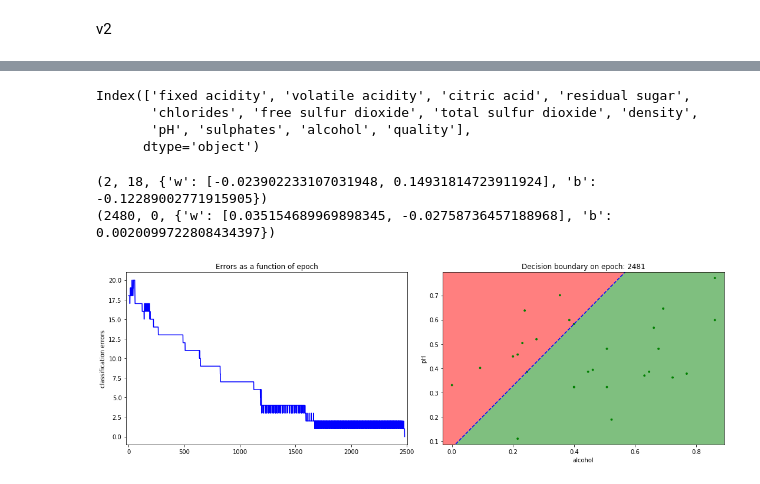
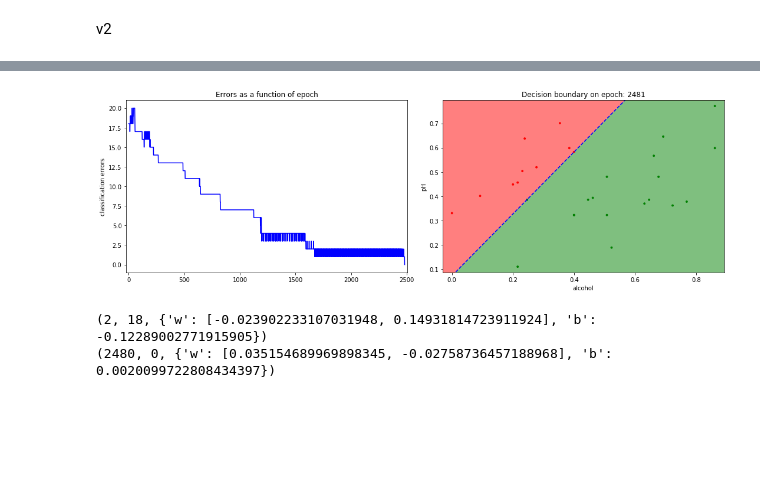
Before and after one commit to ahavrius/sommelier, a Jupyter notebook: code.ipynb, the cells around one changed output, grey strips where cells are left out. Saved outputs shown, nothing was run; the diff lists cells and outputs as text; code cells hidden in the pictures; blank space fills up the shorter version.

Commit message:
change act func

```diff
--- a/code.ipynb
+++ b/code.ipynb
@@ -104,9 +109,9 @@ def layer_update(x, y_real, y_pred, layer, learning_rate):
     layer_updated = {'w': weight_updated, 'b': bias_updated}
     return layer_updated
 # %%
-def train_step_stochastic(x, y_real, perceptron, learning_rate):
+def train_step_stochastic(x, y_real, perceptron, learning_rate, act_func):
     for i in range(len(y_real)):
-        y_pred = make_prediction_batch([x[i]], perceptron)
+        y_pred = make_prediction_batch([x[i]], perceptron, act_func)
         perceptron = layer_update(x[i], y_real[i], y_pred[0], perceptron, learning_rate)
     return perceptron
 # %%
@@ -174,10 +181,10 @@ def prepare_y_binary(dataset, y_column, good_threshold, bad_threshold):
             y_binar.append(0)
     return y_binar
 # %%
-def train_run(conf, data, feature_name, n_epoch, good_thresh, bad_thresh):
+def train_run(conf, data, feature_name, n_epoch, good_thresh, bad_thresh, learning_rate=1e-4):
     x = conf['prepare_x'](data, feature_name, good_thresh, bad_thresh,
                          preprocessing = conf['preprocessing'])
     y = conf['prepare_y'](data, 'quality', good_thresh, bad_thresh)
     perceptron = init_perceptron(len(feature_name))
-    train_res = training(conf, x, y, perceptron, n_epoch)
+    train_res = training(conf, x, y, perceptron, n_epoch, learning_rate)
     return train_res
@@ -222,7 +236,7 @@ def right_plot_perfomance(ax_right, wine_data, good_thresh, bad_thresh, performa
     x1x2 = prepare_x(wine_data, feature_name, good_thresh, bad_thresh)
     x1 = [elem[0] for elem in x1x2]
     x2 = [elem[1] for elem in x1x2]
-    y = prepare_y(wine_data, 'quality', good_thresh, bad_thresh)
+    y = prepare_y_binary(wine_data, 'quality', good_thresh, bad_thresh)
     color = [choose_color(elem) for elem in y]
 
     x_bound = get_bound(x1)
@@ -258,6 +272,14 @@ def plot_performance_2d(performance, wine_data, good_thresh, bad_thresh, epoch=-
     ax_right = right_plot_perfomance(ax_right, wine_data, good_thresh, bad_thresh, performance, epoch)
     fig.tight_layout()
     plt.show()
+# %%
+def make_animation(plot_function, n_steps, step=100):
+    for i in range(0, n_steps, n_steps//100 + 1):
+        clear_output(wait=True)
+        time.sleep(0.001)
+        plot_function(i + 1)
+    clear_output(wait=True)
+    plot_function(n_steps)
 # %%
 default_config = {
     'prepare_x': prepare_x,
@@ -269,34 +291,20 @@ default_config = {
     'cv' : False,
     'k_fold' : 1,
 }
-# %%
-print(wine_data.columns)
-# %% [output]
-Index(['fixed acidity', 'volatile acidity', 'citric acid', 'residual sugar',
-       'chlorides', 'free sulfur dioxide', 'total sulfur dioxide', 'density',
-       'pH', 'sulphates', 'alcohol', 'quality'],
-      dtype='object')
 # %%
 random.seed(137) #286
-train_result = train_run(default_config, wine_data, features, 0, good_thresh_level, bad_thresh_level)
+train_result = train_run(default_config, wine_data, features, 0, good_thresh_level, bad_thresh_level, learning_rate=1e-4)
+
+plot_2d = lambda i : plot_performance_2d(train_result, wine_data[features + ['quality']], good_thresh_level, bad_thresh_level, i)
+make_animation(plot_2d, len(train_result))
+# %% [output]
+[figure, added]
 # %%
 print(train_result[2])
 print(train_result[-1])
 # %% [output]
 (2, 18, {'w': [-0.023902233107031948, 0.14931814723911924], 'b': -0.12289002771915905})
 (2480, 0, {'w': [0.035154689969898345, -0.02758736457188968], 'b': 0.0020099722808434397})
-# %%
-from IPython.display import clear_output
-
-#for i in range(1, len(train_result), 100):
-for i in range(0, len(train_result), len(train_result)//100 + 1):
-    clear_output(wait=True)
-    plot_performance_2d(train_result, wine_data[features + ['quality']], good_thresh_level, bad_thresh_level, i+1)
-    time.sleep(0.001)
-clear_output(wait=True)
-plot_performance_2d(train_result, wine_data[features + ['quality']], good_thresh_level, bad_thresh_level)
-# %% [output]
-[figure, removed]
 # %%
 def cv_holdout(wine_data, prob=0.7):
     if prob >= 1 or prob <= 0:
```
Also changed, not shown: parts of 14 cells of this notebook.
